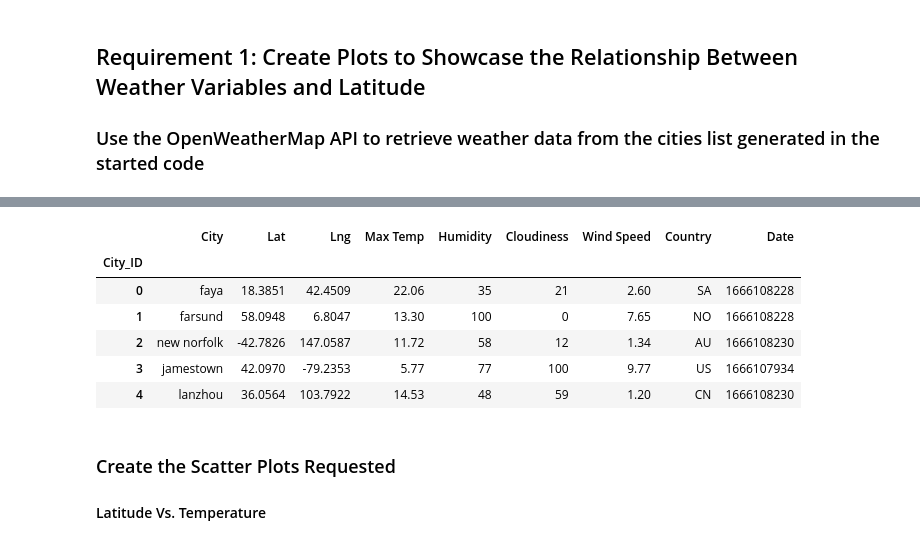
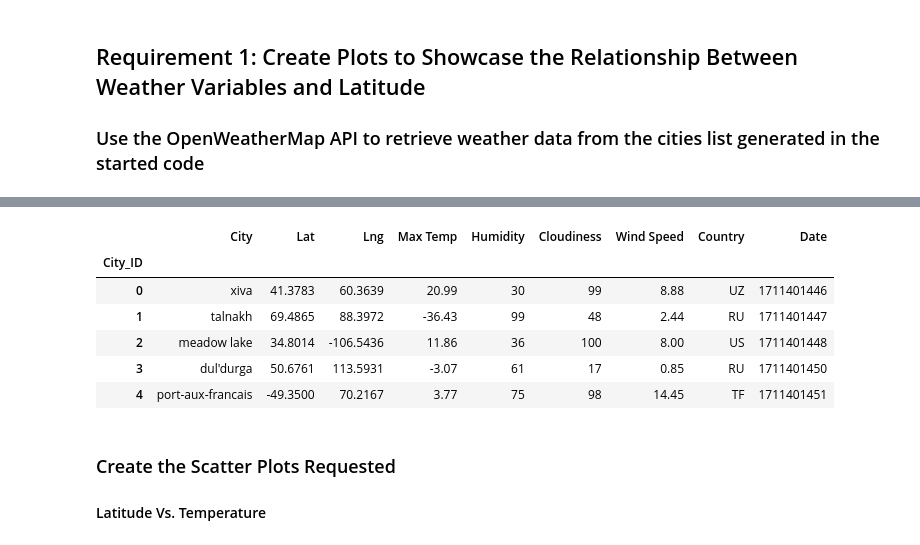
Before and after one commit to AlyssaChand/World_Weather_Analysis, a Jupyter notebook: WeatherPy/WeatherPy.ipynb, the cells around one changed output, grey strips where cells are left out. Saved outputs shown, nothing was run; the diff lists cells and outputs as text; code cells hidden in the pictures.

```diff
--- a/WeatherPy/WeatherPy.ipynb
+++ b/WeatherPy/WeatherPy.ipynb
@@ -174,17 +192,17 @@ city_data_df.to_csv("output_data/cities.csv", index_label="City_ID")
 # %%
 # Read saved data
-city_data_df = pd.read_csv("output_data/cities.csv", index_col="City_ID")
+city_data_df = pd.read_csv("../output_data/cities.csv", index_col="City_ID")
 
 # Display sample data
 city_data_df.head()
 # %% [output]
 |  | City | Lat | Lng | Max Temp | Humidity | Cloudiness | Wind Speed | Country | Date |
 | City_ID |  |  |  |  |  |  |  |  |  |
-| 0 | faya | 18.3851 | 42.4509 | 22.06 | 35 | 21 | 2.60 | SA | 1666108228 |
-| 1 | farsund | 58.0948 | 6.8047 | 13.30 | 100 | 0 | 7.65 | NO | 1666108228 |
-| 2 | new norfolk | -42.7826 | 147.0587 | 11.72 | 58 | 12 | 1.34 | AU | 1666108230 |
-| 3 | jamestown | 42.0970 | -79.2353 | 5.77 | 77 | 100 | 9.77 | US | 1666107934 |
-| 4 | lanzhou | 36.0564 | 103.7922 | 14.53 | 48 | 59 | 1.20 | CN | 1666108230 |
+| 0 | xiva | 41.3783 | 60.3639 | 20.99 | 30 | 99 | 8.88 | UZ | 1711401446 |
+| 1 | talnakh | 69.4865 | 88.3972 | -36.43 | 99 | 48 | 2.44 | RU | 1711401447 |
+| 2 | meadow lake | 34.8014 | -106.5436 | 11.86 | 36 | 100 | 8.00 | US | 1711401448 |
+| 3 | dul'durga | 50.6761 | 113.5931 | -3.07 | 61 | 17 | 0.85 | RU | 1711401450 |
+| 4 | port-aux-francais | -49.3500 | 70.2167 | 3.77 | 75 | 98 | 14.45 | TF | 1711401451 |
 # %% [markdown]
 ### Create the Scatter Plots Requested
 
```
Also changed, not shown: parts of 39 cells of this notebook.
